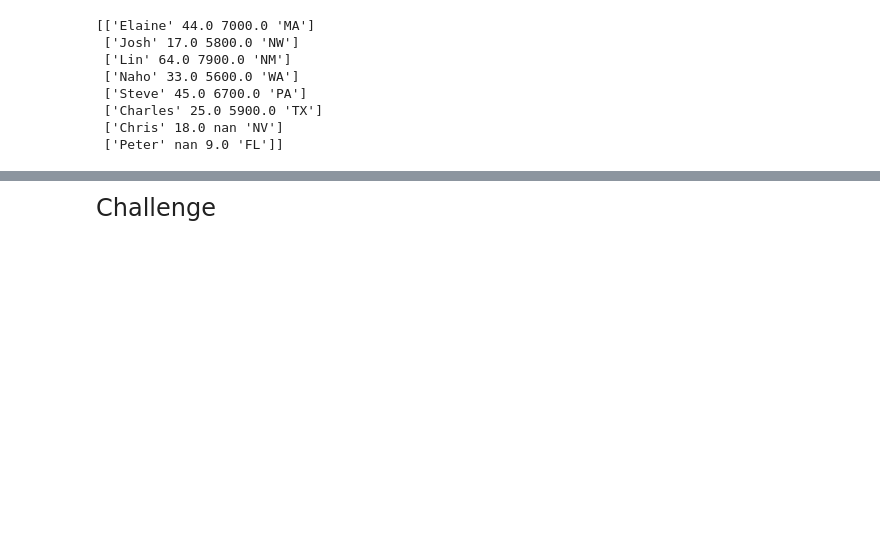
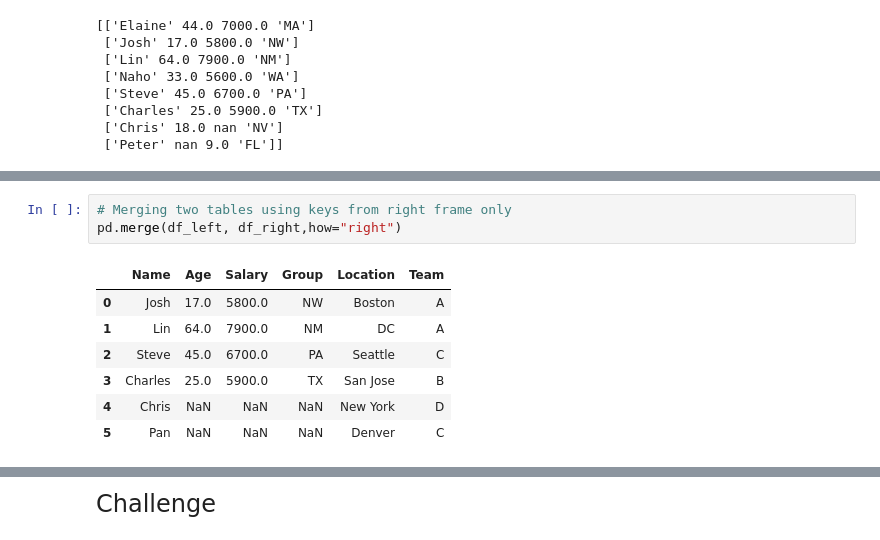
Before and after one commit to whunt1965/CS506-Fall2021, a Jupyter notebook: 07-pandas/pandas_exercise.ipynb, the cells around one changed output, grey strips where cells are left out. Saved outputs shown, nothing was run; the diff lists cells and outputs as text; blank space fills up the shorter version.

```diff
--- a/07-pandas/pandas_exercise.ipynb
+++ b/07-pandas/pandas_exercise.ipynb
@@ -184,0 +244,11 @@ print(df_new.values)
+# %%
+# Merging two tables using keys from right frame only
+pd.merge(df_left, df_right,how="right")
+# %% [output]
+|  | Name | Age | Salary | Group | Location | Team |
+| 0 | Josh | 17.0 | 5800.0 | NW | Boston | A |
+| 1 | Lin | 64.0 | 7900.0 | NM | DC | A |
+| 2 | Steve | 45.0 | 6700.0 | PA | Seattle | C |
+| 3 | Charles | 25.0 | 5900.0 | TX | San Jose | B |
+| 4 | Chris | NaN | NaN | NaN | New York | D |
+| 5 | Pan | NaN | NaN | NaN | Denver | C |
```
Also changed, not shown: parts of 6 cells of this notebook.
